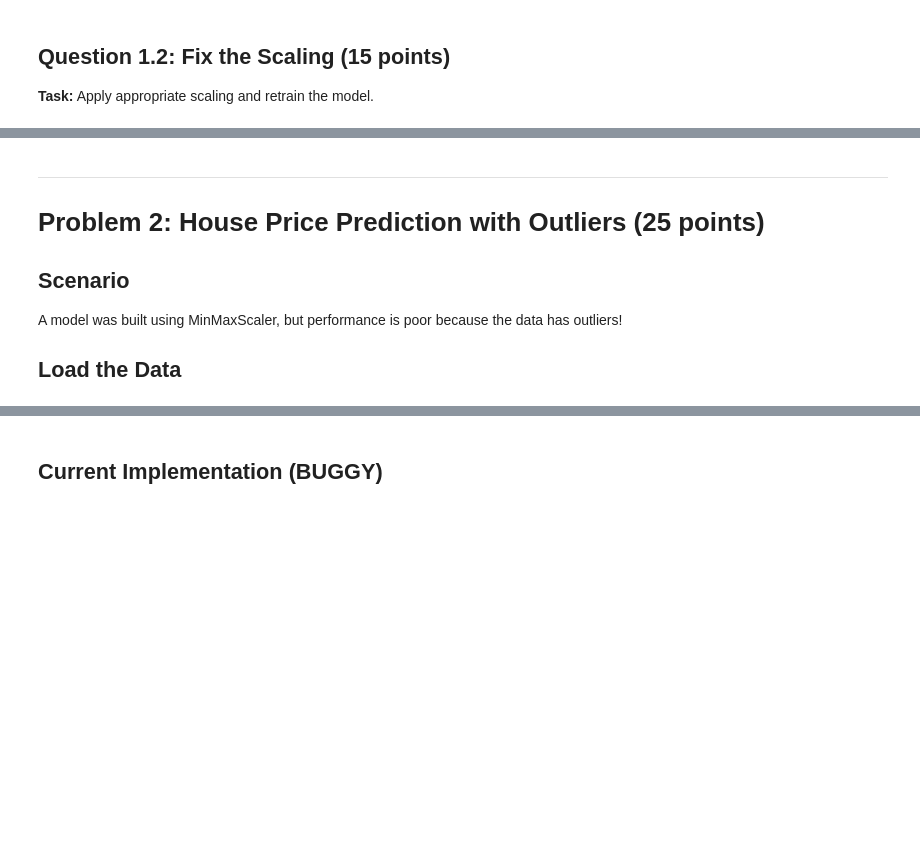
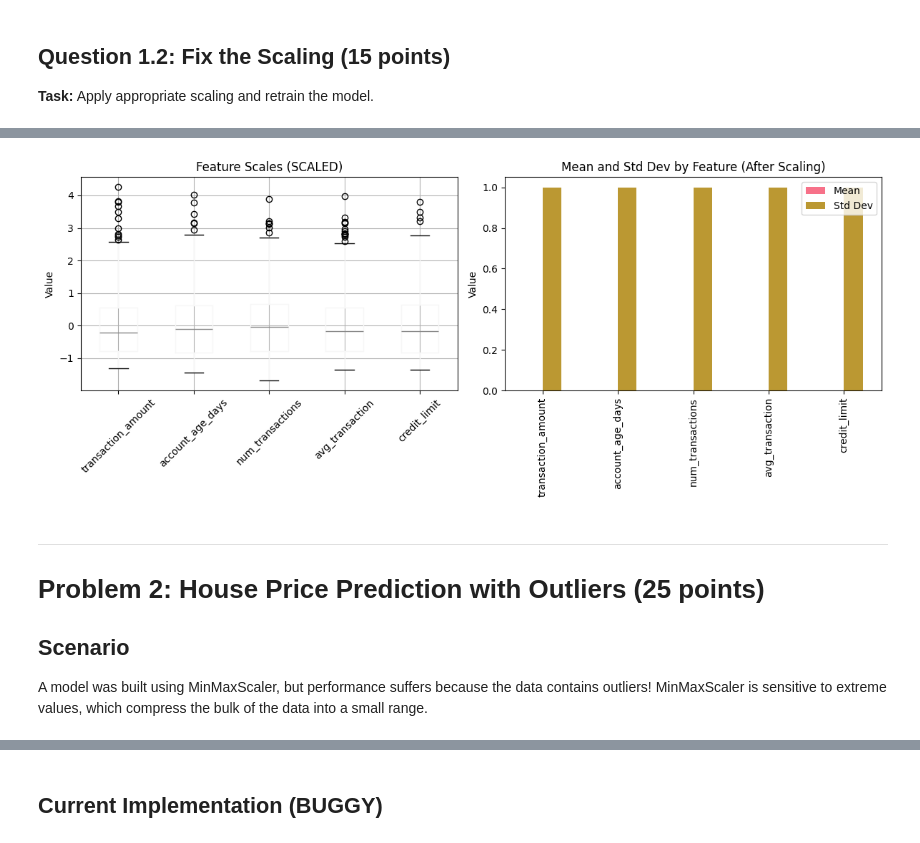
Before and after one commit to quantanhoi/data_prep_and_feature_engineering, a Jupyter notebook: src/mock_exam/scaling_issues/scaling_exam.ipynb, the cells around one changed output, grey strips where cells are left out. Drawn from its saved outputs; the diff is of its cells as text; code cells hidden in the pictures; blank space fills up the shorter version.

Commit message:
update mock exam scaling problem

```diff
--- a/src/mock_exam/scaling_issues/scaling_exam.ipynb
+++ b/src/mock_exam/scaling_issues/scaling_exam.ipynb
@@ -146,12 +210,37 @@ print(f"\n✅ Improvement: {(acc_fixed - acc_bad)*100:.1f}%")
+# %%
+import matplotlib.pyplot as plt
+import pandas as pd
+
+fig, axes = plt.subplots(1, 2, figsize=(12, 5))
+
+# Convert scaled arrays back to DataFrame for plotting
+X1_train_scaled_df = pd.DataFrame(X1_train_scaled, columns=X1_train.columns)
+
+# Plot 1: Box plot showing scaled features
+X1_train_scaled_df.boxplot(ax=axes[0])
+axes[0].set_title('Feature Scales (SCALED)')
+axes[0].set_ylabel('Value')
+axes[0].tick_params(axis='x', rotation=45)
+
+# Plot 2: Statistical comparison
+X1_train_scaled_df.describe().loc[['mean', 'std']].T.plot(kind='bar', ax=axes[1])
+axes[1].set_title('Mean and Std Dev by Feature (After Scaling)')
+axes[1].set_ylabel('Value')
+axes[1].legend(['Mean', 'Std Dev'])
+
+plt.tight_layout()
+plt.show()
+
+# Now all features are on similar scales (mean≈0, std≈1)
+# %% [output]
+[figure, added]
 # %% [markdown]
 ---
 
 # Problem 2: House Price Prediction with Outliers (25 points)
 
 ## Scenario
-A model was built using MinMaxScaler, but performance is poor because the data has outliers!
-
-## Load the Data
+A model was built using MinMaxScaler, but performance suffers because the data contains outliers! MinMaxScaler is sensitive to extreme values, which compress the bulk of the data into a small range.
 # %%
 # Load house prices data
 df2 = pd.read_csv('data/house_prices_outliers.csv')
```
Also changed, not shown: parts of 20 cells of this notebook, 11 other files.
